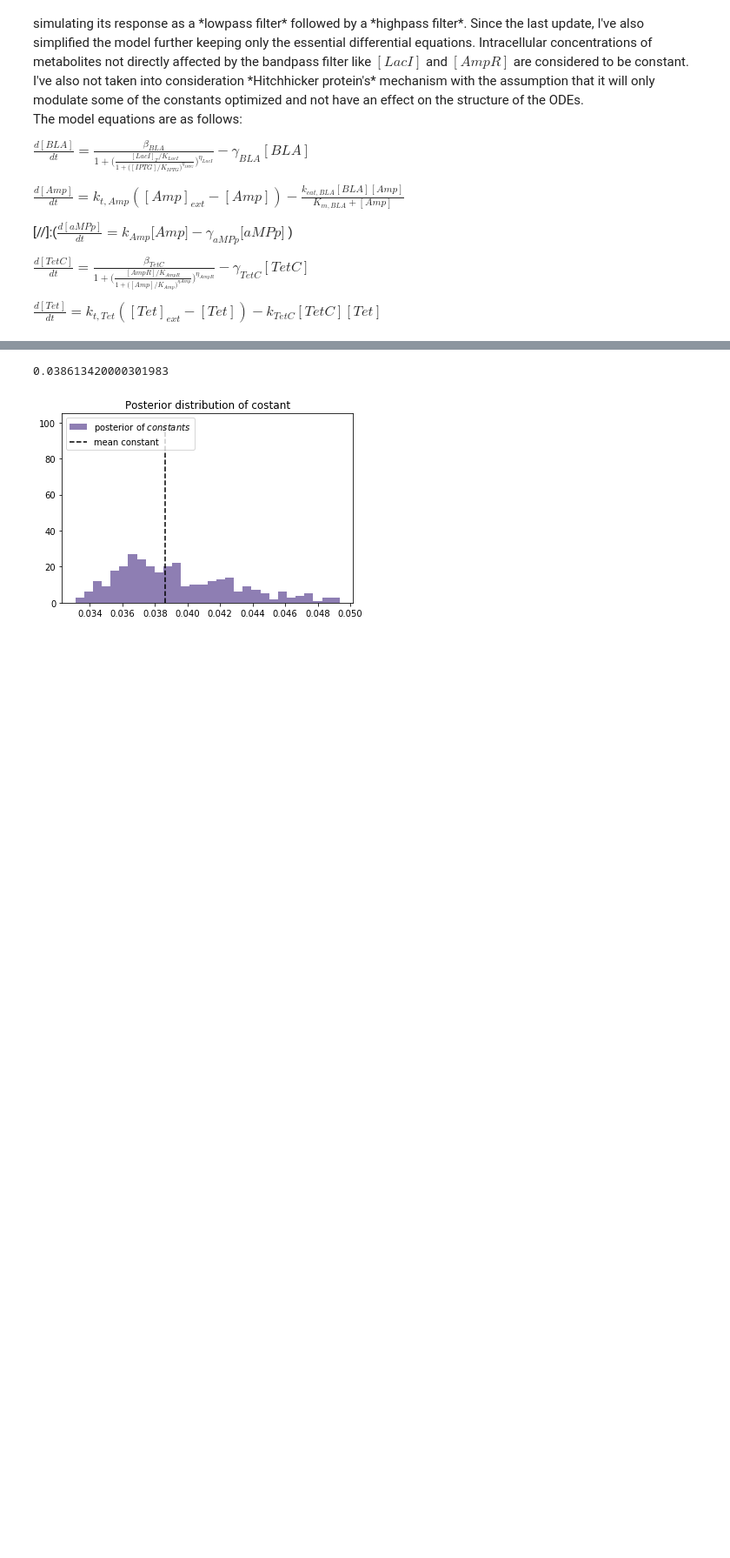
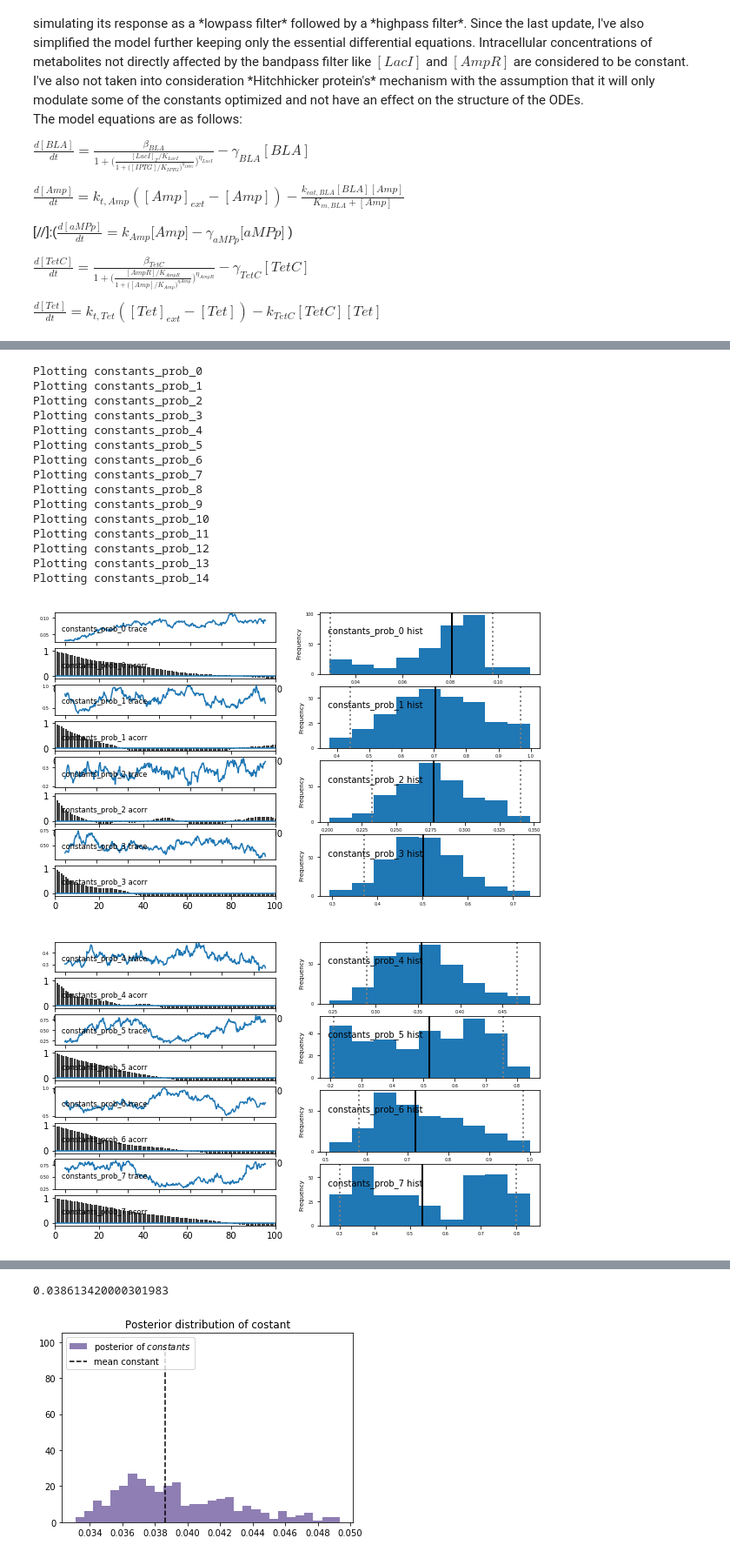
Before and after one commit to shyamsrinivasan/project-Goldilocks, a Jupyter notebook: pymc bandpass.ipynb, the cells around one changed output, grey strips where cells are left out. Shown at 87% size. Saved outputs shown, nothing was run; the diff lists cells and outputs as text; code cells hidden in the pictures; blank space fills up the shorter version.

```diff
--- a/pymc bandpass.ipynb
+++ b/pymc bandpass.ipynb
@@ -144,2 +144,23 @@ pd.DataFrame(mod_comp,columns=['IPTG','Tet','Highpass(Exp)','Highpass(Model)','L
 | 10 | 270.0 | 22.5 | 225.00 | 225.00 | 7.031 | 7.031000 |
 | 11 | 270.0 | 27.0 | 225.00 | 225.00 | 14.063 | 14.063000 |
+# %%
+from pymc.Matplot import plot as mcplot
+mcplot(mcmc.trace("constants_prob",3), common_scale=False);
+# %% [output]
+Plotting constants_prob_0
+Plotting constants_prob_1
+Plotting constants_prob_2
+Plotting constants_prob_3
+Plotting constants_prob_4
+Plotting constants_prob_5
+Plotting constants_prob_6
+Plotting constants_prob_7
+Plotting constants_prob_8
+Plotting constants_prob_9
+Plotting constants_prob_10
+Plotting constants_prob_11
+Plotting constants_prob_12
+Plotting constants_prob_13
+Plotting constants_prob_14
+[figure, added]
+[figure, added]
```
Also changed, not shown: parts of 4 cells of this notebook, 6 other files.
